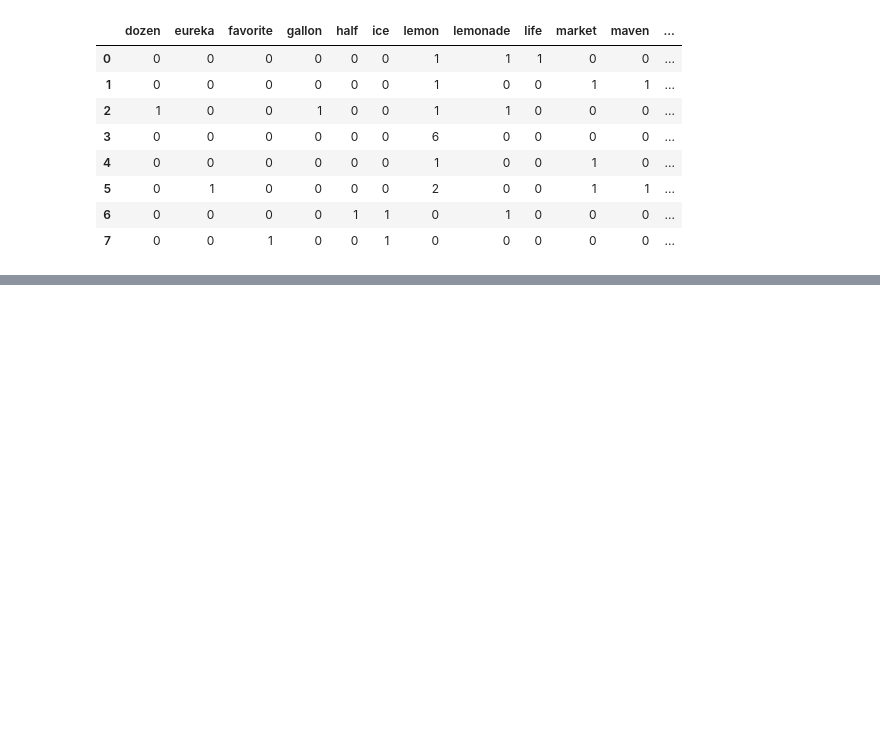
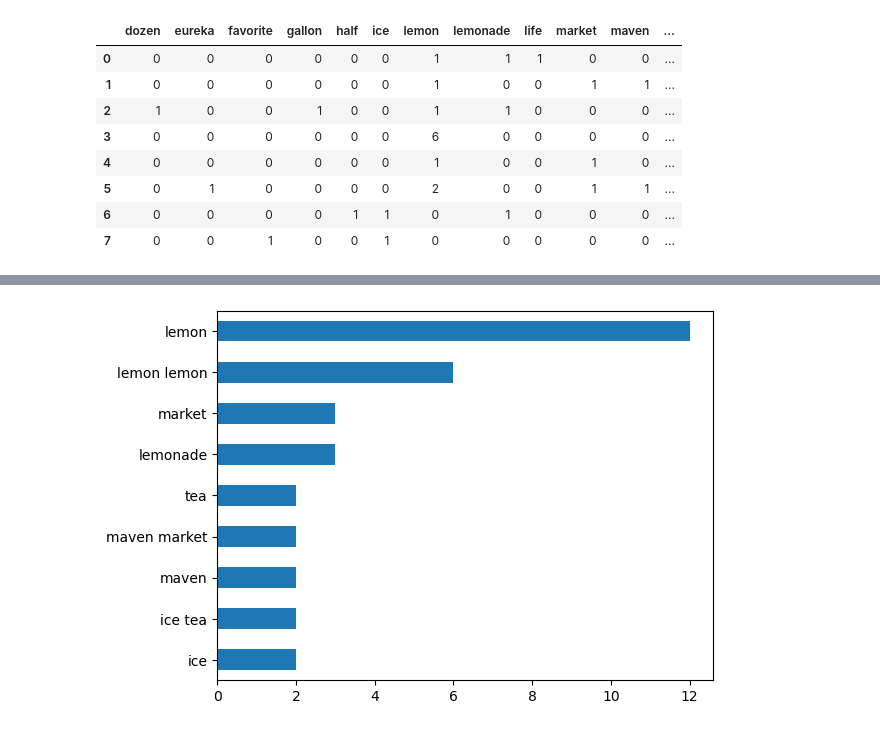
Before and after one commit to sulabola/NLP_in_Python, a Jupyter notebook: Chapter 2 - Text Preprocessing.ipynb, the cells around one changed output, grey strips where cells are left out. Cells and saved outputs as stored; diff of their text form; code cells hidden in the pictures; blank space fills up the shorter version.

```diff
--- a/Chapter 2 - Text Preprocessing.ipynb
+++ b/Chapter 2 - Text Preprocessing.ipynb
@@ -1102,0 +1154,4 @@ dtm_df
+# %%
+term_freq.sort_values().plot(kind='barh');
+# %% [output]
+[figure, added]
```
Also changed, not shown: parts of 16 cells of this notebook.
